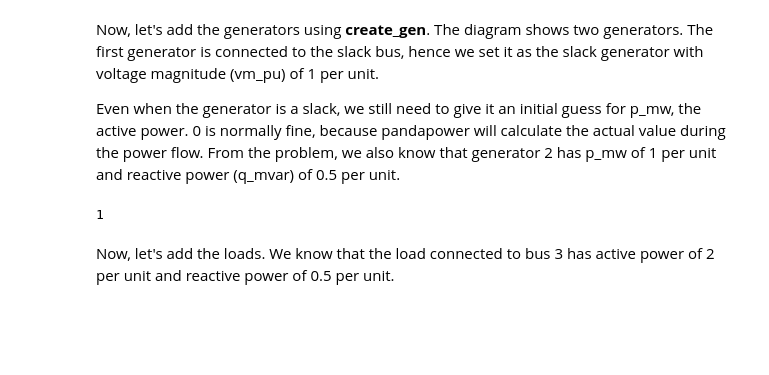
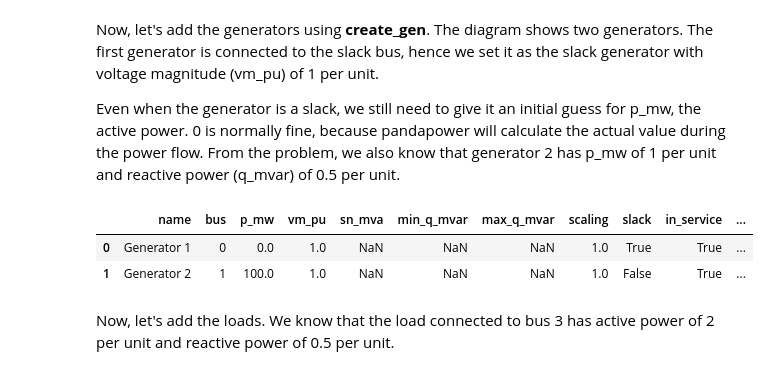
Before and after one commit to PSALOxford/intro_pandapower, a Jupyter notebook: intro-pandapower.ipynb, the cells around one changed output. Drawn from its saved outputs; the diff is of its cells as text; code cells hidden in the pictures; blank space fills up the shorter version.

```diff
--- a/intro-pandapower.ipynb
+++ b/intro-pandapower.ipynb
@@ -109,9 +112,14 @@ Even when the generator is a slack, we still need to give it an initial guess fo
 # %%
 #Create the generators
 pp.create_gen(net1, bus=bus1, p_mw=0, vm_pu=1.0, slack=True, name="Generator 1")
 pp.create_gen(net1, bus=bus2, p_mw=base_MV, q_mvar=0.5*base_MV, min_p_mw=0, max_p_mw=110, name="Generator 2")
+
+#Show the generator table
+net1.gen
 # %% [output]
-1
+|  | name | bus | p_mw | vm_pu | sn_mva | min_q_mvar | max_q_mvar | scaling | slack | in_service | ... |
+| 0 | Generator 1 | 0 | 0.0 | 1.0 | NaN | NaN | NaN | 1.0 | True | True | ... |
+| 1 | Generator 2 | 1 | 100.0 | 1.0 | NaN | NaN | NaN | 1.0 | False | True | ... |
 # %% [markdown]
 Now, let's add the loads. We know that the load connected to bus 3 has active power of 2 per unit and reactive power of 0.5 per unit.
 # %%
```
Also changed, not shown: parts of 23 cells of this notebook.
